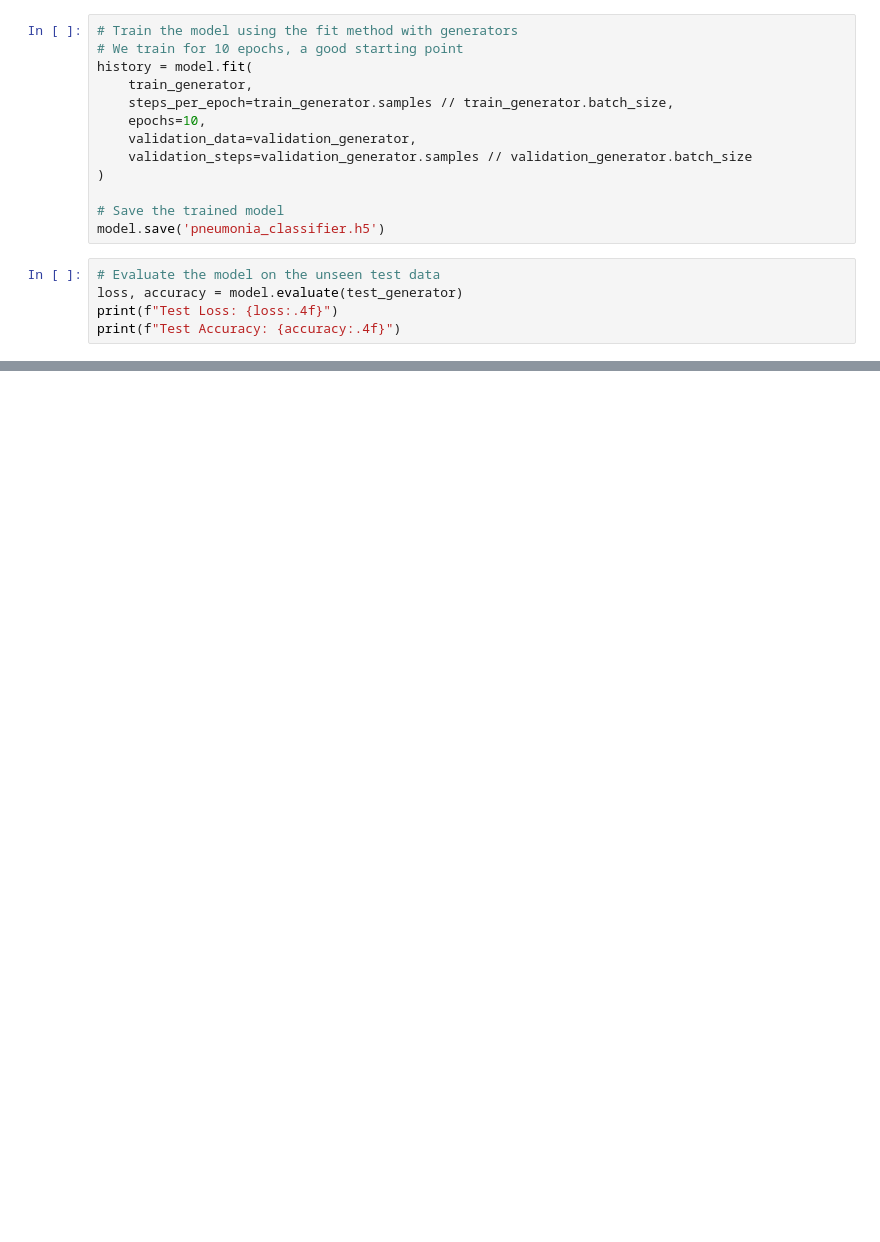
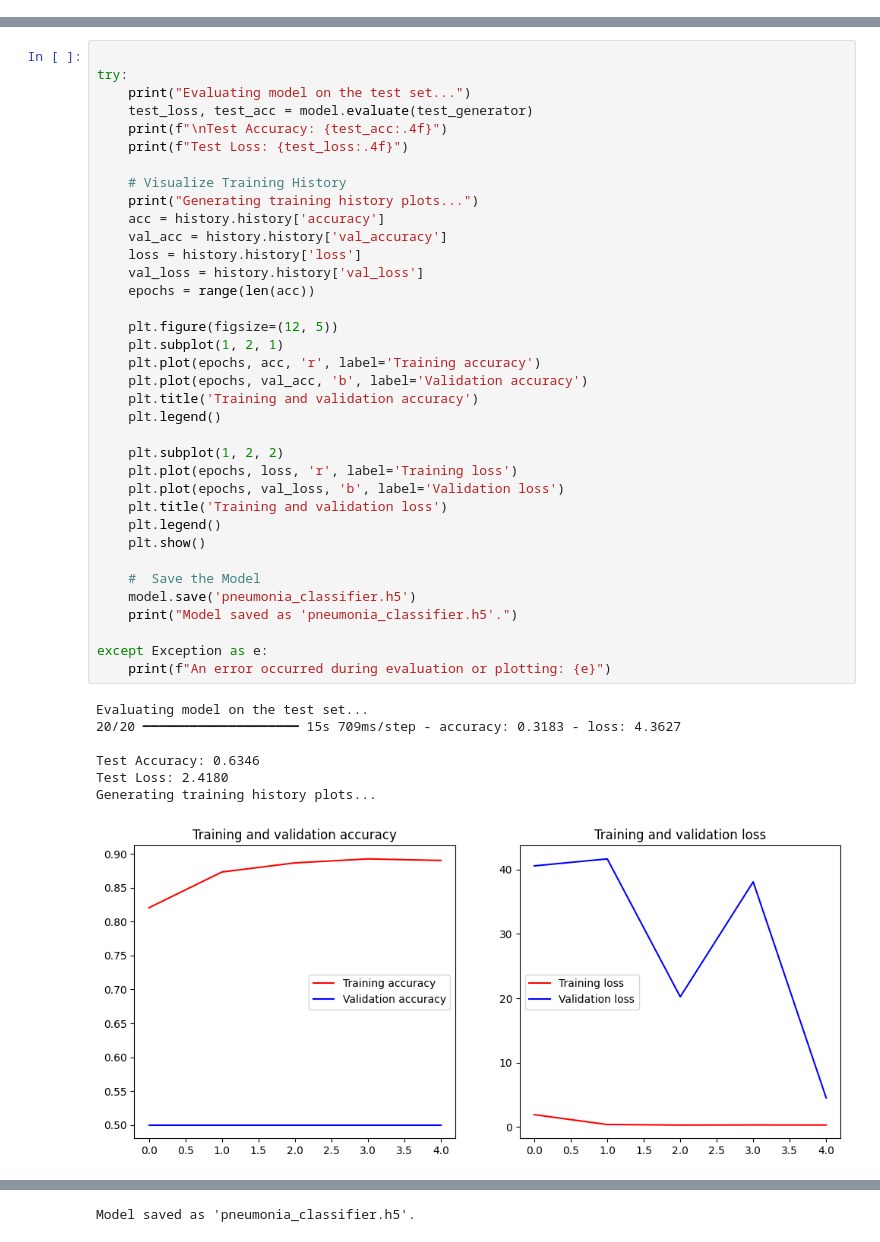
Before and after one commit to EricSiq/DeepLearning, a Jupyter notebook: Experiment_No6_XRay_Classification_Pneumonia_using_CNN.ipynb, the cells around one changed output, grey strips where cells are left out. Drawn from its saved outputs; the diff is of its cells as text; blank space fills up the shorter version.

```diff
--- a/Experiment_No6_XRay_Classification_Pneumonia_using_CNN.ipynb
+++ b/Experiment_No6_XRay_Classification_Pneumonia_using_CNN.ipynb
@@ -125,18 +33,0 @@ model.summary()
-# %%
-# Train the model using the fit method with generators
-# We train for 10 epochs, a good starting point
-history = model.fit(
-    train_generator,
-    steps_per_epoch=train_generator.samples // train_generator.batch_size,
-    epochs=10,
-    validation_data=validation_generator,
-    validation_steps=validation_generator.samples // validation_generator.batch_size
-)
-
-# Save the trained model
-model.save('pneumonia_classifier.h5')
-# %%
-# Evaluate the model on the unseen test data
-loss, accuracy = model.evaluate(test_generator)
-print(f"Test Loss: {loss:.4f}")
-print(f"Test Accuracy: {accuracy:.4f}")
@@ -163,0 +227,44 @@ plt.show()
+# %%
+
+try:
+    print("Evaluating model on the test set...")
+    test_loss, test_acc = model.evaluate(test_generator)
+    print(f"\nTest Accuracy: {test_acc:.4f}")
+    print(f"Test Loss: {test_loss:.4f}")
+
+    # Visualize Training History
+    print("Generating training history plots...")
+    acc = history.history['accuracy']
+    val_acc = history.history['val_accuracy']
+    loss = history.history['loss']
+    val_loss = history.history['val_loss']
+    epochs = range(len(acc))
+
+    plt.figure(figsize=(12, 5))
+    plt.subplot(1, 2, 1)
+    plt.plot(epochs, acc, 'r', label='Training accuracy')
+    plt.plot(epochs, val_acc, 'b', label='Validation accuracy')
+    plt.title('Training and validation accuracy')
+    plt.legend()
+
+    plt.subplot(1, 2, 2)
+    plt.plot(epochs, loss, 'r', label='Training loss')
+    plt.plot(epochs, val_loss, 'b', label='Validation loss')
+    plt.title('Training and validation loss')
+    plt.legend()
+    plt.show()
+
+    #  Save the Model
+    model.save('pneumonia_classifier.h5')
+    print("Model saved as 'pneumonia_classifier.h5'.")
+
+except Exception as e:
+    print(f"An error occurred during evaluation or plotting: {e}")
+# %% [output]
+Evaluating model on the test set...
+20/20 ━━━━━━━━━━━━━━━━━━━━ 15s 709ms/step - accuracy: 0.3183 - loss: 4.3627
+
+Test Accuracy: 0.6346
+Test Loss: 2.4180
+Generating training history plots...
+[figure, added]
@@ -163,0 +272 @@ plt.show()
+Model saved as 'pneumonia_classifier.h5'.
```
Also changed, not shown: parts of 17 cells of this notebook.
